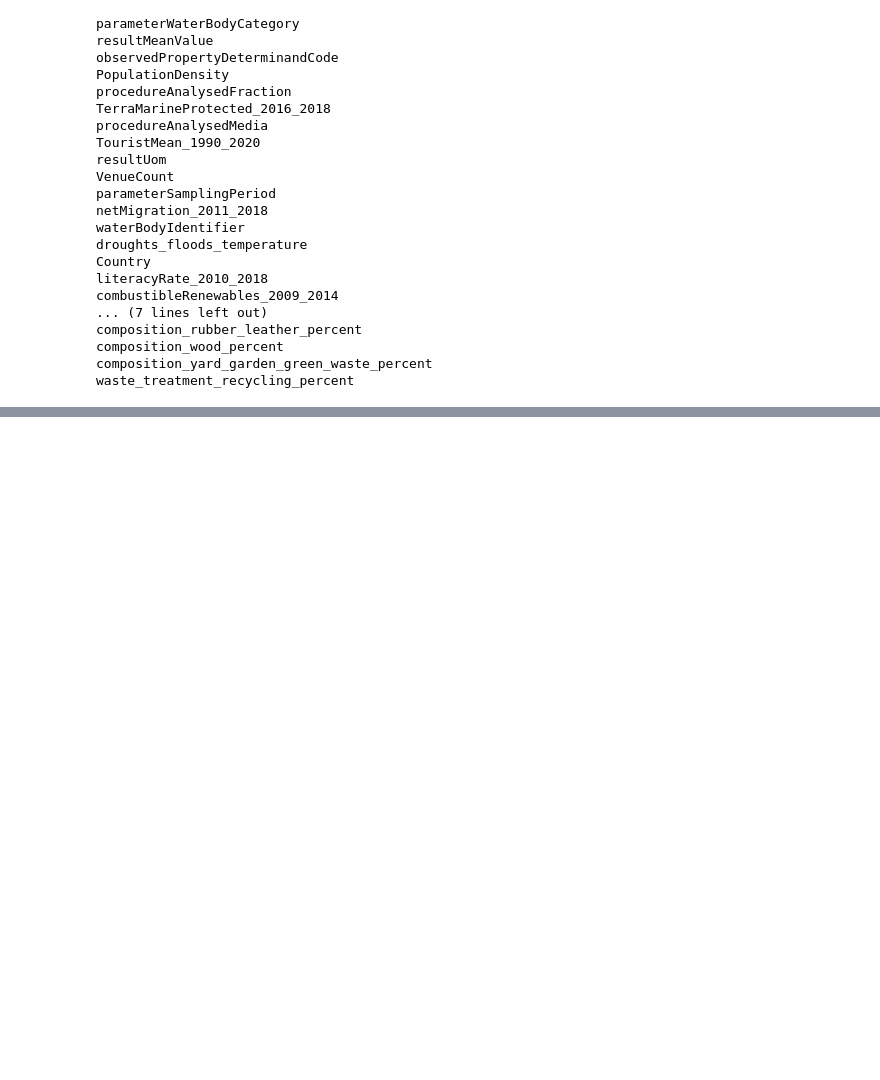
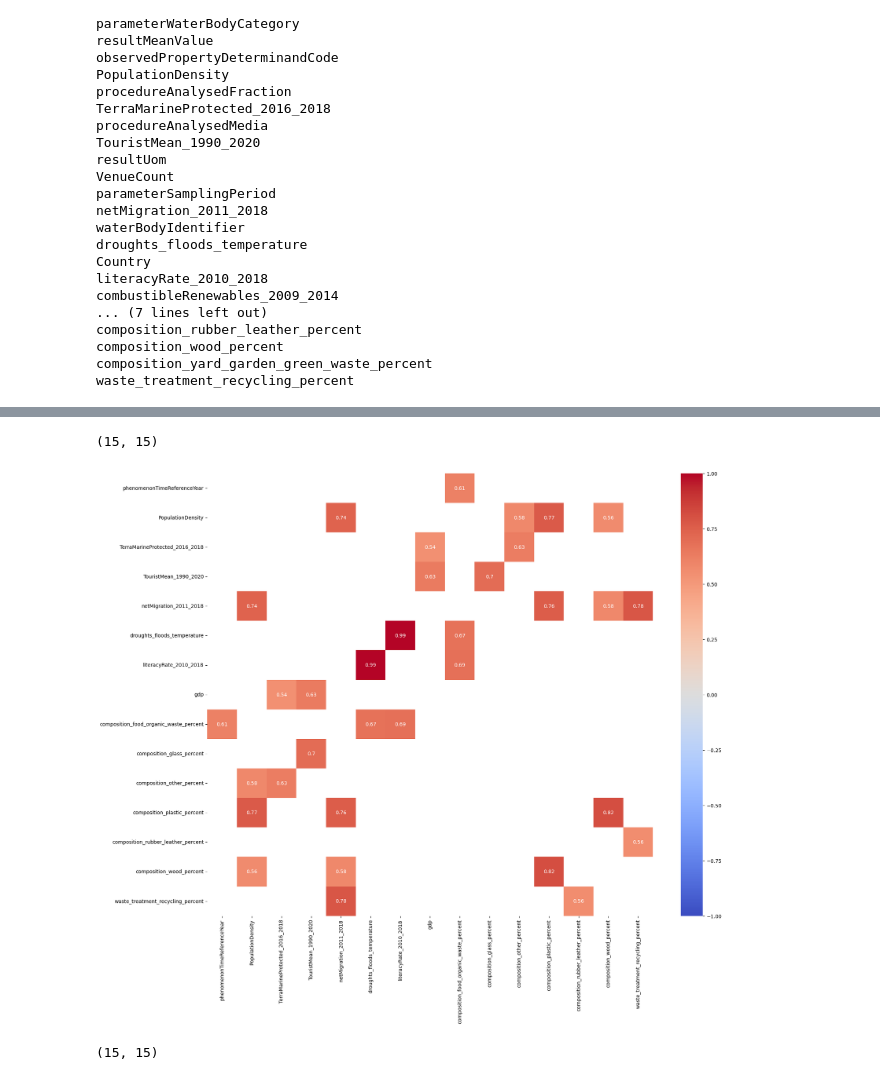
Before and after one commit to Programming-Sai/Water-Quality-Analysis-ML, a Jupyter notebook: notebooks/data_exploration.ipynb, the cells around one changed output, grey strips where cells are left out. Drawn from its saved outputs; the diff is of its cells as text; code cells hidden in the pictures; blank space fills up the shorter version.

```diff
--- a/notebooks/data_exploration.ipynb
+++ b/notebooks/data_exploration.ipynb
@@ -168,0 +659,12 @@ columns_with_issues = [
+# %%
+corr =  df.corr()
+
+threshold = 0.5
+high_corr = corr[(corr >= threshold) & (corr < 1)]
+
+
+high_corr
+
+cleaned_high_corr = high_corr.dropna(how='all', axis=0).dropna(how='all', axis=1)
+
+cleaned_high_corr
@@ -168,0 +688,14 @@ columns_with_issues = [
+# %%
+cleaned_high_corr.shape
+# %% [output]
+(15, 15)
+# %%
+plt.figure(figsize=(20, 16))
+sns.heatmap(cleaned_high_corr.round(3), annot=True, cmap='coolwarm', vmin=-1, vmax=1)
+plt.show()
+# %% [output]
+[figure, added]
+# %%
+cleaned_high_corr.shape
+# %% [output]
+(15, 15)
```
Also changed, not shown: parts of 37 cells of this notebook.
